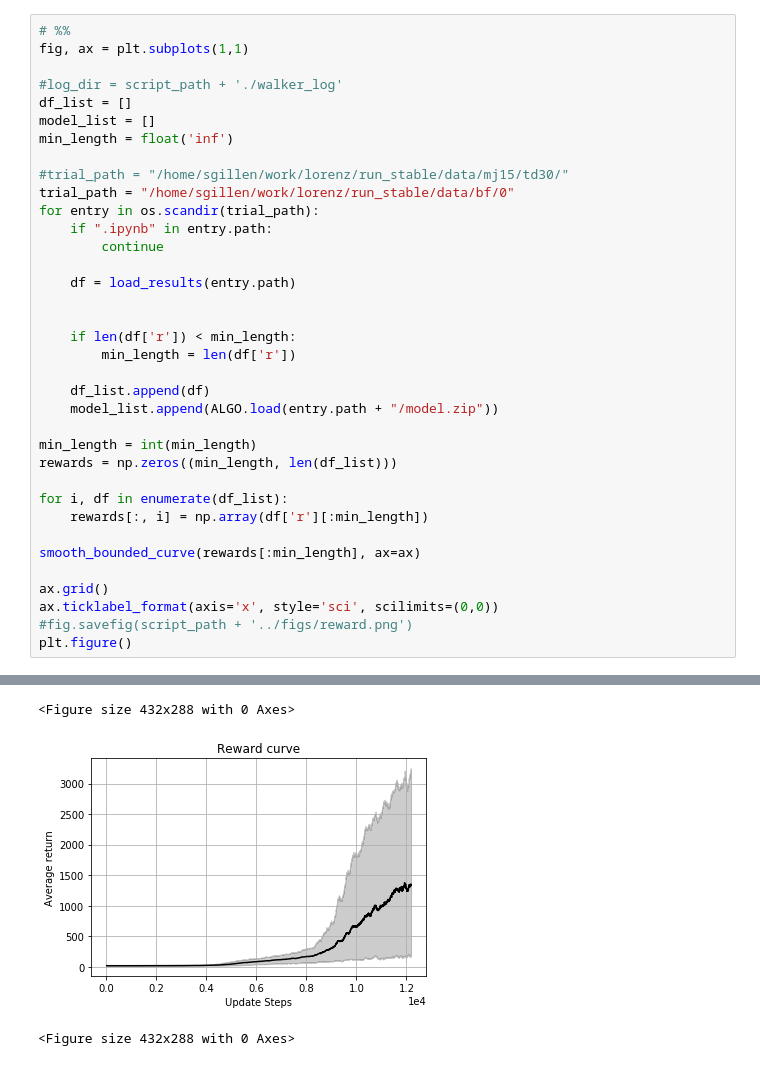
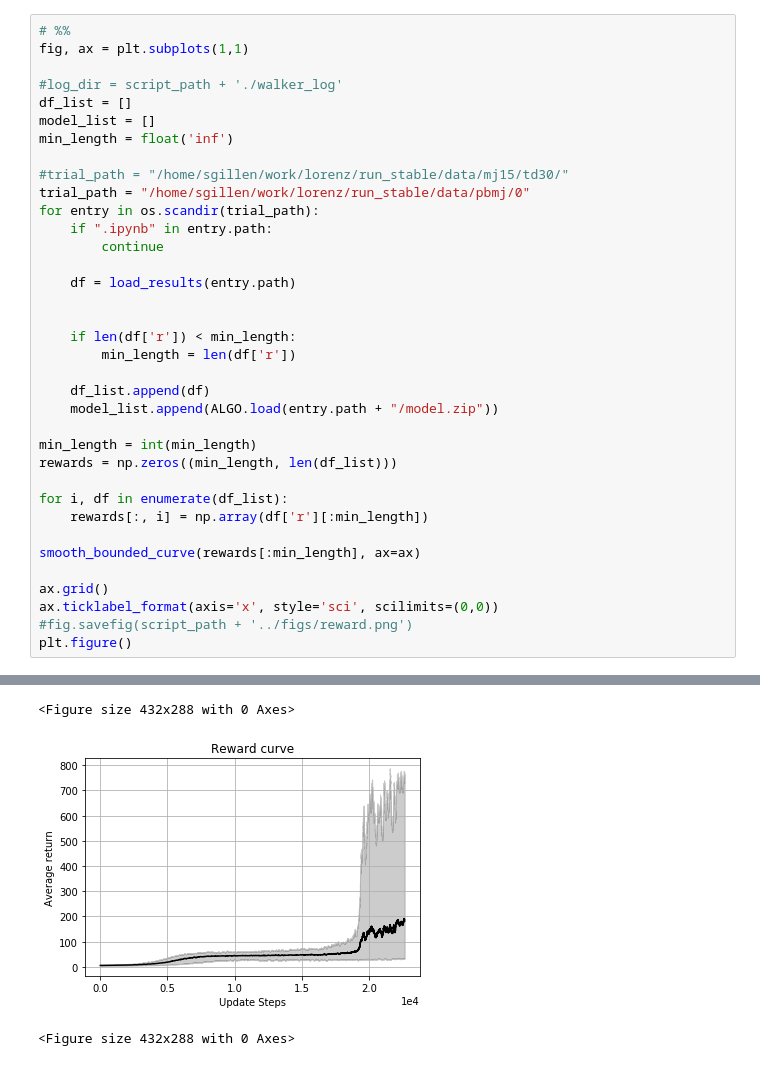
Before and after one commit to sgillen/lorenz, a Jupyter notebook: run_stable/analyze_bullet.ipynb, the cells around one changed output, grey strips where cells are left out. Saved outputs shown, nothing was run; the diff lists cells and outputs as text.

```diff
--- a/run_stable/analyze_bullet.ipynb
+++ b/run_stable/analyze_bullet.ipynb
@@ -69,7 +79,7 @@ model_list = []
 min_length = float('inf')
 
 #trial_path = "/home/sgillen/work/lorenz/run_stable/data/mj15/td30/"
-trial_path = "/home/sgillen/work/lorenz/run_stable/data/bf/0"
+trial_path = "/home/sgillen/work/lorenz/run_stable/data/pbmj/0"
 for entry in os.scandir(trial_path):
     if ".ipynb" in entry.path:
         continue
@@ -107,5 +126,5 @@ Loading a model without an environment, this model cannot be trained until it ha
 <Figure size 432x288 with 0 Axes>
-[figure, old version]
+[figure, new version]
 <Figure size 432x288 with 0 Axes>
 # %%
 model = model_list[2]
```
Also changed, not shown: parts of 3 cells of this notebook, 15 other files.
